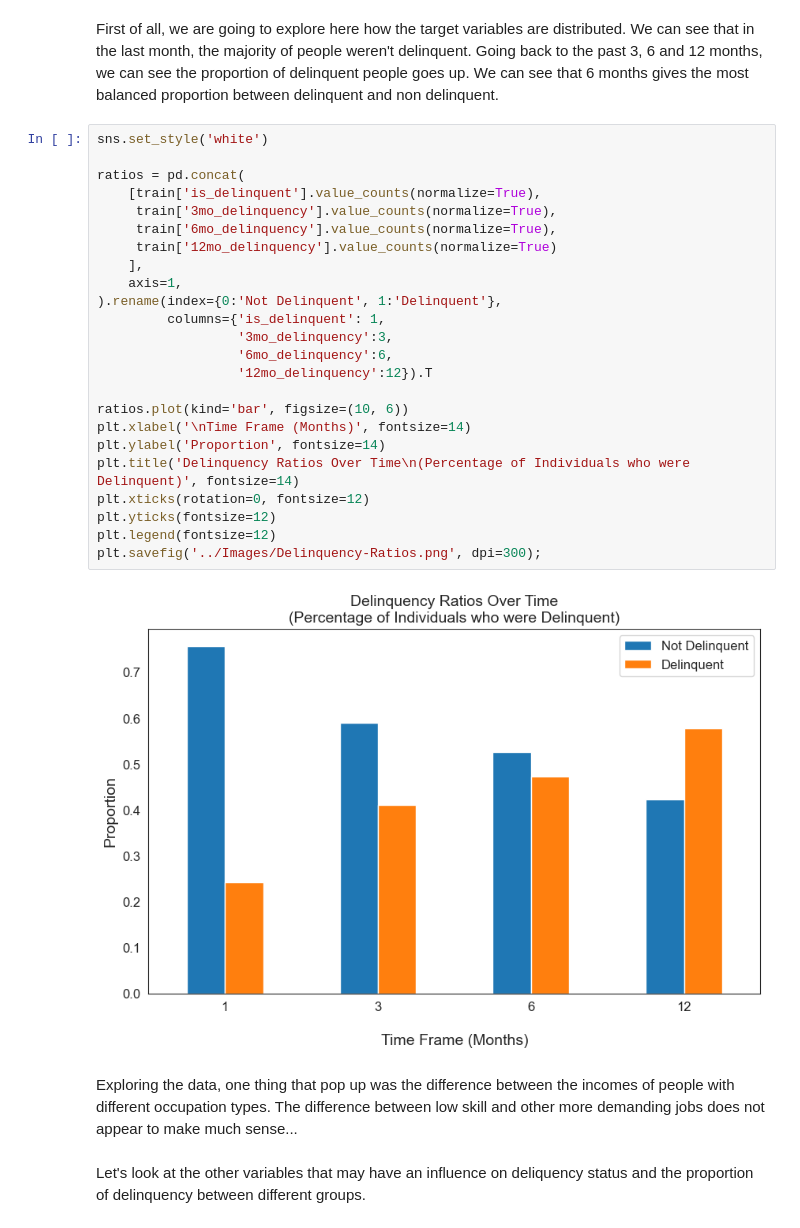
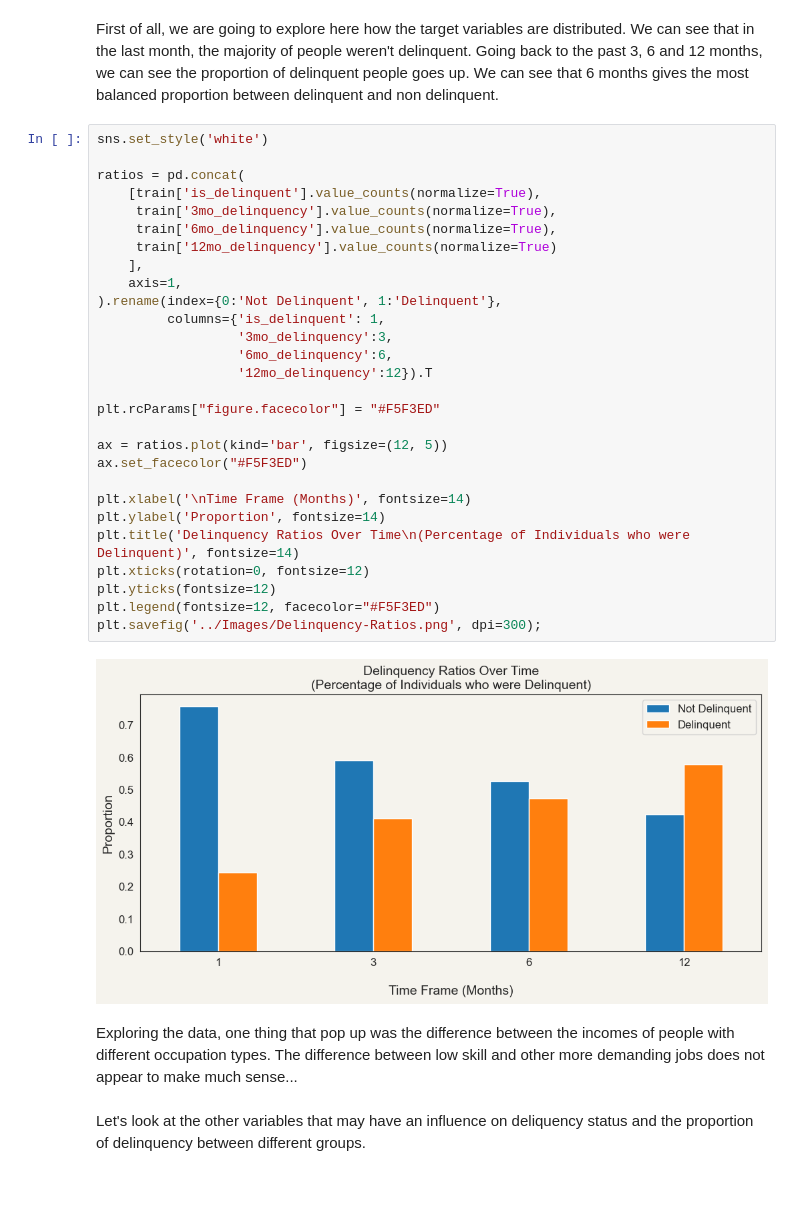
Before and after one commit to gabrielafichtner/credit-card-delinquency, a Jupyter notebook: Notebooks/03 - EDA cleaned data.ipynb, the cells around one changed output. Saved outputs shown, nothing was run; the diff lists cells and outputs as text; blank space fills up the shorter version.

Commit message:
cleaned the plots a bit

```diff
--- a/Notebooks/03 - EDA cleaned data.ipynb
+++ b/Notebooks/03 - EDA cleaned data.ipynb
@@ -36,29 +36,33 @@ First of all, we are going to explore here how the target variables are distribu
 # %%
 sns.set_style('white')
 
 ratios = pd.concat(
     [train['is_delinquent'].value_counts(normalize=True),
      train['3mo_delinquency'].value_counts(normalize=True),
      train['6mo_delinquency'].value_counts(normalize=True),
      train['12mo_delinquency'].value_counts(normalize=True)
     ],
     axis=1,
 ).rename(index={0:'Not Delinquent', 1:'Delinquent'},
          columns={'is_delinquent': 1,
                   '3mo_delinquency':3,
                   '6mo_delinquency':6,
                   '12mo_delinquency':12}).T
 
-ratios.plot(kind='bar', figsize=(10, 6))
+plt.rcParams["figure.facecolor"] = "#F5F3ED"
+
+ax = ratios.plot(kind='bar', figsize=(12, 5))
+ax.set_facecolor("#F5F3ED")
+
 plt.xlabel('\nTime Frame (Months)', fontsize=14)
 plt.ylabel('Proportion', fontsize=14)
 plt.title('Delinquency Ratios Over Time\n(Percentage of Individuals who were Delinquent)', fontsize=14)
 plt.xticks(rotation=0, fontsize=12)
 plt.yticks(fontsize=12)
-plt.legend(fontsize=12)
+plt.legend(fontsize=12, facecolor="#F5F3ED")
 plt.savefig('../Images/Delinquency-Ratios.png', dpi=300);
 # %% [output]
-[figure, old version]
+[figure, new version]
 # %% [markdown]
 Exploring the data, one thing that pop up was the difference between the incomes of people with different occupation types. The difference between low skill and other more demanding jobs does not appear to make much sense...
 <br> <br>
```
Also changed, not shown: parts of 12 cells of this notebook, 8 other files.
